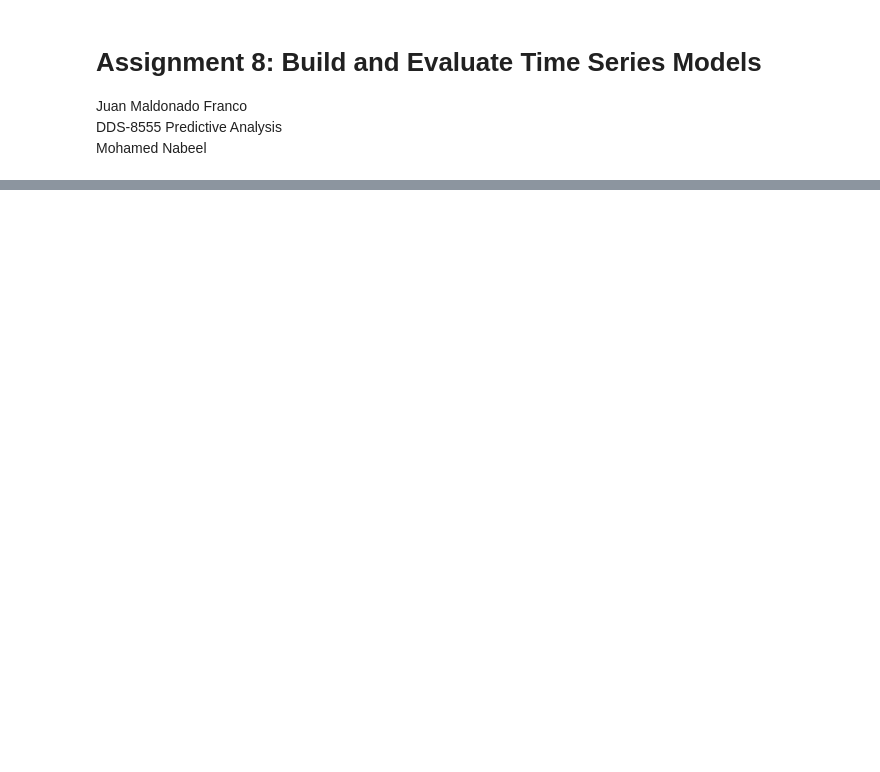
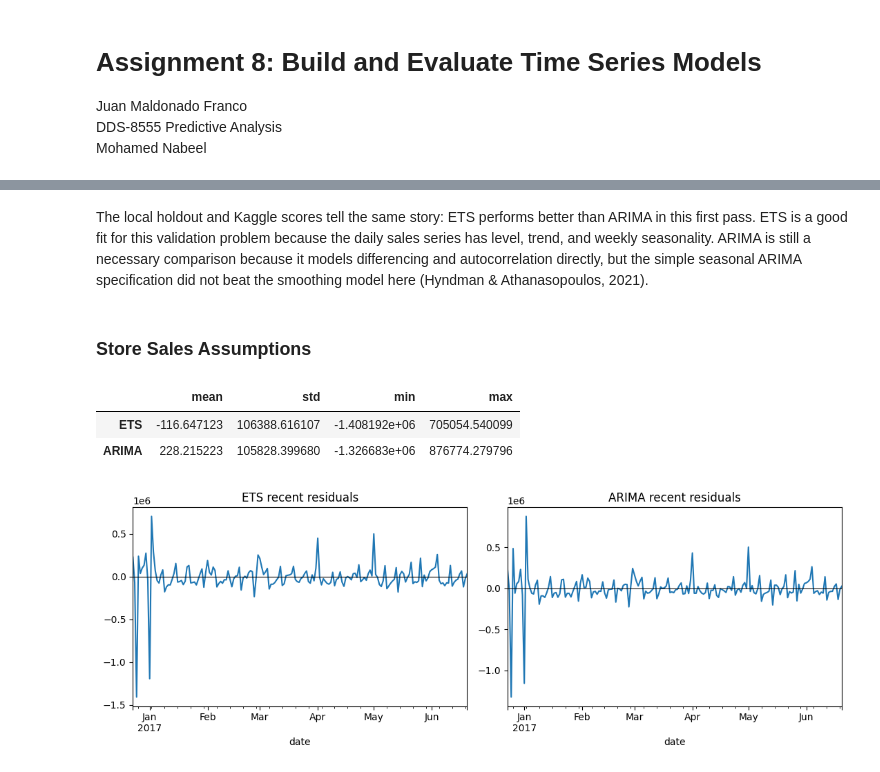
Before and after one commit to maldo81/dds-8555-predictive-analysis, a Jupyter notebook: Week 8/Assignment 8/MaldonadoJDDS8555-8.ipynb, the cells around one changed output, grey strips where cells are left out. Cells and saved outputs as stored; diff of their text form; code cells hidden in the pictures; blank space fills up the shorter version.

```diff
--- a/Week 8/Assignment 8/MaldonadoJDDS8555-8.ipynb
+++ b/Week 8/Assignment 8/MaldonadoJDDS8555-8.ipynb
@@ -83,0 +154,18 @@ Tibshirani, R. (1996).  Regression shrinkage and selection via the lasso. *Journ
+# %% [markdown]
+The local holdout and Kaggle scores tell the same story: ETS performs better than ARIMA in this first pass.  ETS is a good fit for this validation problem because the daily sales series has level, trend, and weekly seasonality.  ARIMA is still a necessary comparison because it models differencing and autocorrelation directly, but the simple seasonal ARIMA specification did not beat the smoothing model here (Hyndman & Athanasopoulos, 2021).
+# %% [markdown]
+### Store Sales Assumptions
+# %%
+store_residuals = pd.DataFrame({"ETS": pd.Series(ets_model.resid).dropna(), "ARIMA": pd.Series(arima_model.resid).dropna()})
+display(store_residuals.describe().T[["mean", "std", "min", "max"]])
+fig, axes = plt.subplots(1, 2, figsize=(11, 4))
+pd.Series(ets_model.resid).dropna().tail(180).plot(ax=axes[0], title="ETS recent residuals")
+pd.Series(arima_model.resid).dropna().tail(180).plot(ax=axes[1], title="ARIMA recent residuals")
+for ax in axes:
+    ax.axhline(0, color="black", linewidth=.8)
+plt.tight_layout()
+# %% [output]
+|  | mean | std | min | max |
+| ETS | -116.647123 | 106388.616107 | -1.408192e+06 | 705054.540099 |
+| ARIMA | 228.215223 | 105828.399680 | -1.326683e+06 | 876774.279796 |
+[figure, added]
```
Also changed, not shown: parts of 44 cells of this notebook, 2 other files.
